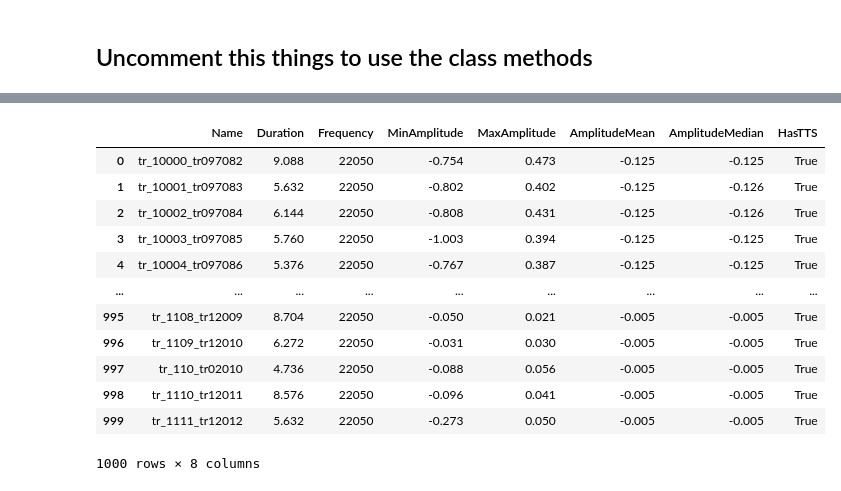
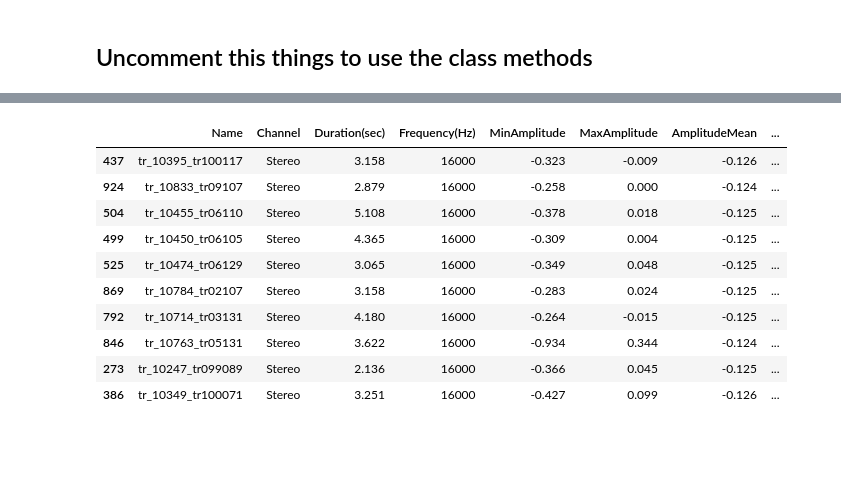
Before and after one commit to ItsDebol/AMH-STT, a Jupyter notebook: notebooks/AudioExploration.ipynb, the cells around one changed output, grey strips where cells are left out. Cells and saved outputs as stored; diff of their text form; code cells hidden in the pictures; blank space fills up the shorter version.

```diff
--- a/notebooks/AudioExploration.ipynb
+++ b/notebooks/AudioExploration.ipynb
@@ -21,19 +27,17 @@ ae.get_tts()
 # %%
-ae.get_audio_info()
+ae.get_audio_info().sample(10)
 # %% [output]
-|  | Name | Duration | Frequency | MinAmplitude | MaxAmplitude | AmplitudeMean | AmplitudeMedian | HasTTS |
-| 0 | tr_10000_tr097082 | 9.088 | 22050 | -0.754 | 0.473 | -0.125 | -0.125 | True |
-| 1 | tr_10001_tr097083 | 5.632 | 22050 | -0.802 | 0.402 | -0.125 | -0.126 | True |
-| 2 | tr_10002_tr097084 | 6.144 | 22050 | -0.808 | 0.431 | -0.125 | -0.126 | True |
-| 3 | tr_10003_tr097085 | 5.760 | 22050 | -1.003 | 0.394 | -0.125 | -0.125 | True |
-| 4 | tr_10004_tr097086 | 5.376 | 22050 | -0.767 | 0.387 | -0.125 | -0.125 | True |
-| ... | ... | ... | ... | ... | ... | ... | ... | ... |
-| 995 | tr_1108_tr12009 | 8.704 | 22050 | -0.050 | 0.021 | -0.005 | -0.005 | True |
-| 996 | tr_1109_tr12010 | 6.272 | 22050 | -0.031 | 0.030 | -0.005 | -0.005 | True |
-| 997 | tr_110_tr02010 | 4.736 | 22050 | -0.088 | 0.056 | -0.005 | -0.005 | True |
-| 998 | tr_1110_tr12011 | 8.576 | 22050 | -0.096 | 0.041 | -0.005 | -0.005 | True |
-| 999 | tr_1111_tr12012 | 5.632 | 22050 | -0.273 | 0.050 | -0.005 | -0.005 | True |
+|  | Name | Channel | Duration(sec) | Frequency(Hz) | MinAmplitude | MaxAmplitude | AmplitudeMean | ... |
+| 437 | tr_10395_tr100117 | Stereo | 3.158 | 16000 | -0.323 | -0.009 | -0.126 | ... |
+| 924 | tr_10833_tr09107 | Stereo | 2.879 | 16000 | -0.258 | 0.000 | -0.124 | ... |
+| 504 | tr_10455_tr06110 | Stereo | 5.108 | 16000 | -0.378 | 0.018 | -0.125 | ... |
+| 499 | tr_10450_tr06105 | Stereo | 4.365 | 16000 | -0.309 | 0.004 | -0.125 | ... |
+| 525 | tr_10474_tr06129 | Stereo | 3.065 | 16000 | -0.349 | 0.048 | -0.125 | ... |
+| 869 | tr_10784_tr02107 | Stereo | 3.158 | 16000 | -0.283 | 0.024 | -0.125 | ... |
+| 792 | tr_10714_tr03131 | Stereo | 4.180 | 16000 | -0.264 | -0.015 | -0.125 | ... |
+| 846 | tr_10763_tr05131 | Stereo | 3.622 | 16000 | -0.934 | 0.344 | -0.124 | ... |
+| 273 | tr_10247_tr099089 | Stereo | 2.136 | 16000 | -0.366 | 0.045 | -0.125 | ... |
+| 386 | tr_10349_tr100071 | Stereo | 3.251 | 16000 | -0.427 | 0.099 | -0.126 | ... |
-1000 rows × 8 columns
 # %%
 ae.get_audio_info_with_tts().head(5)
 # %% [output]
```
Also changed, not shown: parts of 12 cells of this notebook, 1 other file.
